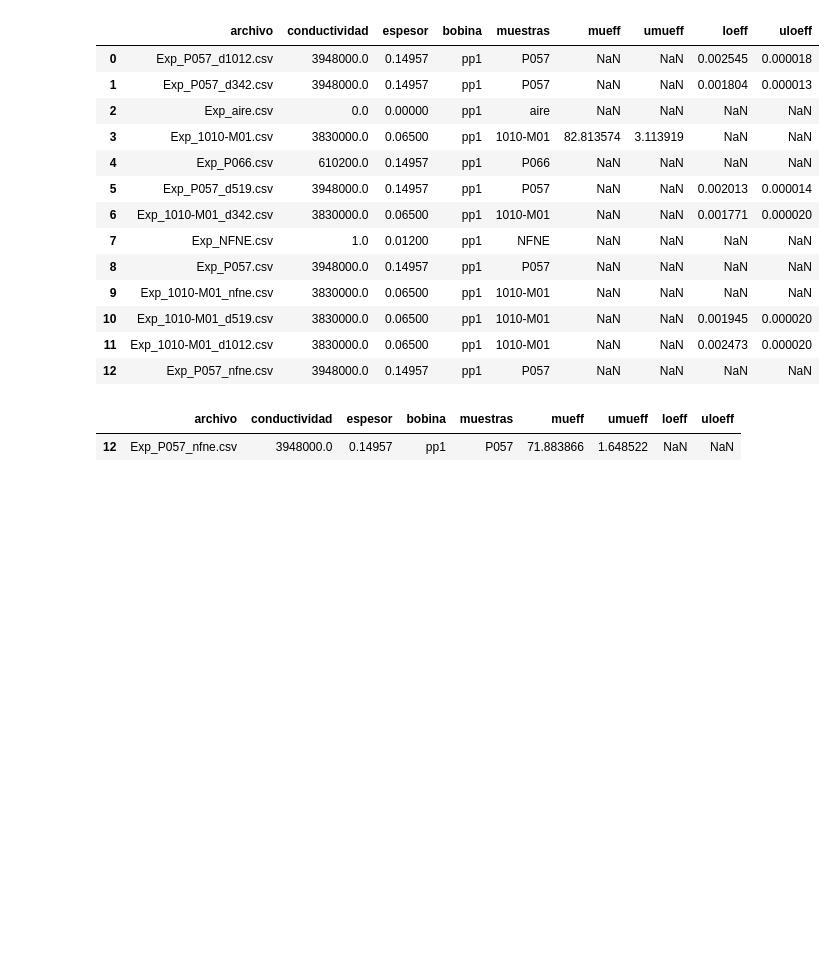
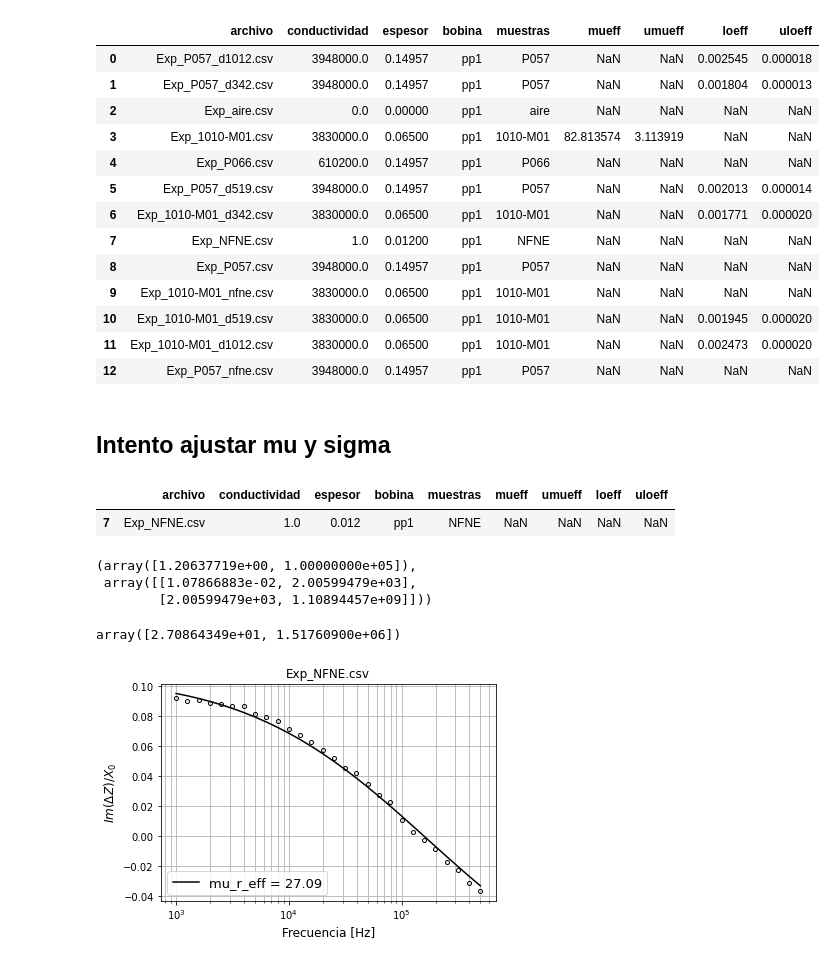
Before and after one commit to carabedo/iamend_test, a Jupyter notebook: manual.ipynb, the cells around one changed output. Saved outputs shown, nothing was run; the diff lists cells and outputs as text; code cells hidden in the pictures; blank space fills up the shorter version.

```diff
--- a/manual.ipynb
+++ b/manual.ipynb
@@ -119,8 +120,3 @@ exp.info
 | 10 | Exp_1010-M01_d519.csv | 3830000.0 | 0.06500 | pp1 | 1010-M01 | NaN | NaN | 0.001945 | 0.000020 |
 | 11 | Exp_1010-M01_d1012.csv | 3830000.0 | 0.06500 | pp1 | 1010-M01 | NaN | NaN | 0.002473 | 0.000020 |
 | 12 | Exp_P057_nfne.csv | 3948000.0 | 0.14957 | pp1 | P057 | NaN | NaN | NaN | NaN |
-# %%
-exp.fitmues([12])
-# %% [output]
-|  | archivo | conductividad | espesor | bobina | muestras | mueff | umueff | loeff | uloeff |
-| 12 | Exp_P057_nfne.csv | 3948000.0 | 0.14957 | pp1 | P057 | 71.883866 | 1.648522 | NaN | NaN |
@@ -126,0 +125,9 @@ exp.fitmues([12])
+# %%
+exp=joblib.load('exp')
+# %% [markdown]
+## Intento ajustar mu y sigma
+# %%
+exp.info.iloc[[7]]
+# %% [output]
+|  | archivo | conductividad | espesor | bobina | muestras | mueff | umueff | loeff | uloeff |
+| 7 | Exp_NFNE.csv | 1.0 | 0.012 | pp1 | NFNE | NaN | NaN | NaN | NaN |
@@ -126,0 +136,8 @@ exp.fitmues([12])
+# %%
+dzucorrnorm=exp.dznorm[exp.dznorm.muestra=='Exp_NFNE.csv'].imag.values
+dpatron=0.012
+fitMuSigma(exp.f,exp.coil,dzucorrnorm,dpatron)
+# %% [output]
+(array([1.20637719e+00, 1.00000000e+05]),
+ array([[1.07866883e-02, 2.00599479e+03],
+        [2.00599479e+03, 1.10894457e+09]]))
@@ -126,0 +190,8 @@ exp.fitmues([12])
+# %%
+dzucorrnorm=exp.dznorm[exp.dznorm.muestra=='Exp_NFNE.csv'].imag.values
+dpatron=0.012
+params,fig=muSigma(exp.f,exp.coil,dzucorrnorm,dpatron)
+params
+# %% [output]
+array([2.70864349e+01, 1.51760900e+06])
+[figure, added]
```
Also changed, not shown: parts of 25 cells of this notebook, 12 other files.
